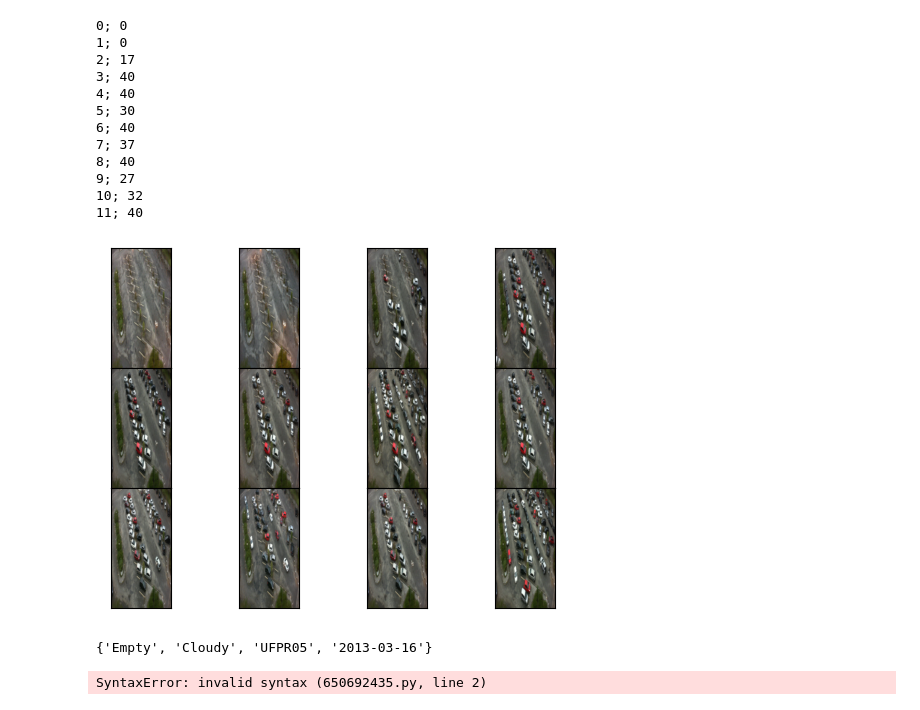
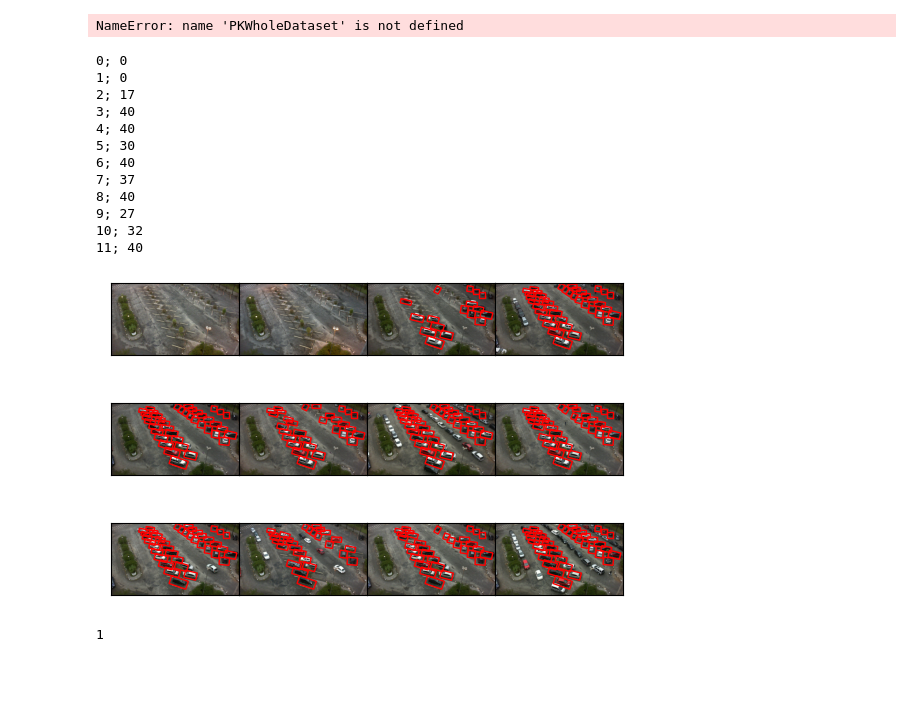
Before and after one commit to willocho/parking_data_cnn, a Jupyter notebook: Project_recreate.ipynb, the cells around one changed output. Drawn from its saved outputs; the diff is of its cells as text; code cells hidden in the pictures; blank space fills up the shorter version.

```diff
--- a/Project_recreate.ipynb
+++ b/Project_recreate.ipynb
@@ -13,12 +13,7 @@ import os
 from xml.etree import ElementTree
 from PIL import Image
 # %%
-class LabeledImage:
-  def __init__(self):
-    self.image_path = ""
-    self.labels = []
-
-class PKDataset:
+class PKWholeDataset:
   def __init__(self, root, transform = None):
     self.images = []
     self.labels = []
@@ -44,7 +39,7 @@ class PKDataset:
               labels.remove(not_label)
             except ValueError:
               continue
-          labels = set(labels)
+          labels = list(set(labels))
           self.images.append(entry)
           self.labels.append(labels)
           metadata_file = entry.path.replace(".jpg", ".xml")
@@ -65,5 +60,10 @@ class PKDataset:
       image = self.transform(image)
     return image, self.labels[index]
 
+  def get_image(self, index):
+      file = open(self.images[index].path, mode='rb')
+      image = Image.open(io.BytesIO(file.read()))
+      return image
+
   def get_metadata(self, index):
     return self.image_metadata[index]
@@ -70,12 +125,14 @@ class PKDataset:
 # %%
-test_transform = torch.nn.Sequential(T.Resize((256, 128)))
-train_transform = torch.nn.Sequential(T.Resize((48, 64)))
+whole_transform = T.Compose([T.Resize((720, 1280)), T.ToTensor()])
+segmented_transform = T.Compose([T.Resize((48, 64)), T.ToTensor()])
 
-pk_test = PKDataset('./PKLot/PkLot', test_transform)
-pk_train = PKDataset('./PKLot/PKLotSegmented', train_transform)
+pk_whole_dataset = PKWholeDataset('./PKLot/PkLot', whole_transform)
+pk_segmented_dataset = PKSegmentedDataset('./PKLot/PKLotSegmented', segmented_transform)
 
-pk_test_images = torch.utils.data.DataLoader(pk_test, batch_size=4, pin_memory=True)
-pk_train_images = torch.utils.data.DataLoader(pk_train, batch_size=4, pin_memory=True)
+pk_whole_loader = torch.utils.data.DataLoader(pk_whole_dataset, batch_size=4, pin_memory=True)
+pk_segmented_loader = torch.utils.data.DataLoader(pk_segmented_dataset, batch_size=4, pin_memory=True)
+# %% [output]
+NameError: name 'PKWholeDataset' is not defined
 # %%
 nrow = 3
 ncol = 4
@@ -88,43 +145,44 @@ for i in range(0, nrow):
     ax = plt.subplot(gs[i, j])
     plt.xticks([])
     plt.yticks([])
-    ax.imshow(pk_test[(i*ncol + j)*20][0])
-    doc = ElementTree.parse(pk_test.get_metadata((i*ncol + j)*20))
+    ax.imshow(pk_whole_dataset.get_image((i * ncol + j) * 20))
+    doc = ElementTree.parse(pk_whole_dataset.get_metadata((i * ncol + j) * 20))
     occupied = 0
     for space in doc.getroot().iter('space'):
       occupied += int(space.get('occupied'))
       if int(space.get('occupied')) > 0:
         rect = space.find('rotatedRect')
         center = rect.find('center')
         size = rect.find('size')
         angle = rect.find('angle')
         bottom_left_x = int(center.get("x")) - (int(size.get("w")) / 2)
         bottom_left_y = int(center.get("y")) - (int(size.get("h")) / 2)
         ax.add_patch(patches.Rectangle(xy = (bottom_left_x, bottom_left_y),
                                        width=int(size.get("w")),
                                        height=int(size.get("h")),
                                        angle=float(angle.get("d")),
                                        rotation_point="center",
+                                       color="red",
                                        fill=False))
     print(f"{(i*ncol + j)}; {occupied}".format())
 plt.show()
 
 print(pk_train[0][1])
 # %% [output]
 0; 0
 1; 0
 2; 17
 3; 40
 4; 40
 5; 30
 6; 40
 7; 37
 8; 40
 9; 27
 10; 32
 11; 40
-[figure, old version]
+[figure, new version]
-{'Empty', 'Cloudy', 'UFPR05', '2013-03-16'}
+1
 # %%
 # Define a convolution neural network
 class Network(nn.Module):
@@ -144,13 +202,13 @@ class Network(nn.Module):
         #ReLU
         #Pool
         self.flatten = nn.Flatten()
-        self.linear1 = nn.Linear(30, 20)
+        self.linear1 = nn.Linear(240, 20)
         #ReLU
         self.linear2 = nn.Linear(20, 10)
         #ReLU
         self.linear3 = nn.Linear(10, 2)
         #ReLU
-        self.soft_max = nn.Softmax(2)
+        self.soft_max = nn.Softmax(dim=1)
 
     def forward(self, input):
         output = self.pool(F.relu(self.bn1(self.conv1(input))))
@@ -160,10 +218,6 @@ class Network(nn.Module):
         output = F.relu(self.linear2(output))
         output = F.relu(self.linear3(output))
         output = self.soft_max(output)
-
         return output
 
 model = Network()
-model.train()
-# %% [output]
-SyntaxError: invalid syntax (650692435.py, line 2)
```
Also changed, not shown: parts of 3 cells of this notebook.
